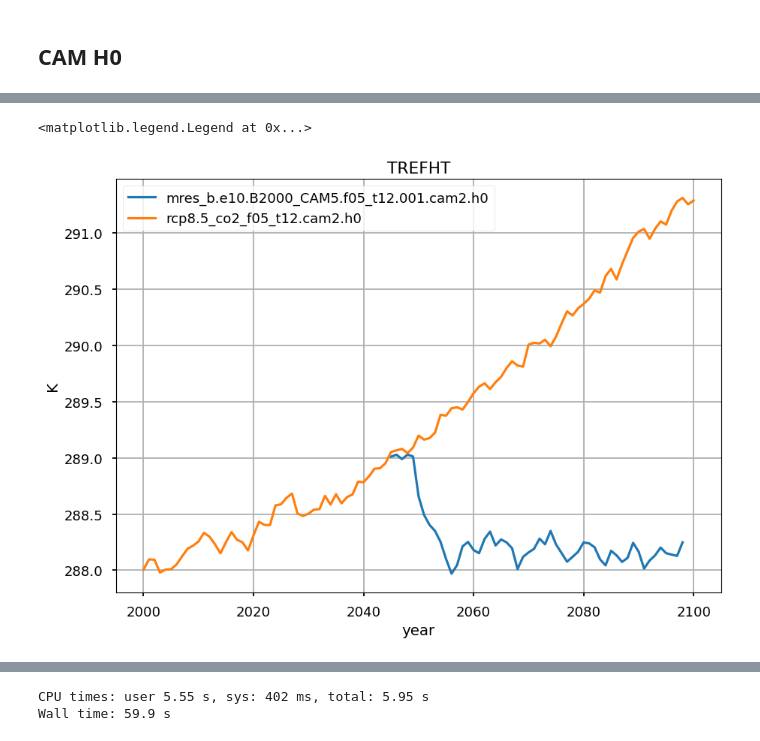
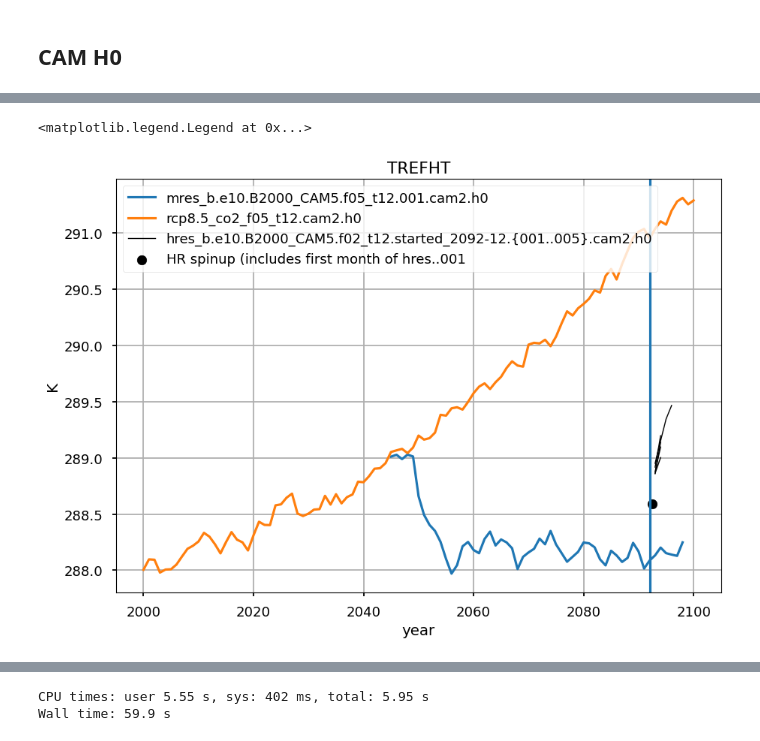
Before and after one commit to JdeJong96/sai-git, a Jupyter notebook: sai/jupyter/hres_check_14aug.ipynb, the cells around one changed output, grey strips where cells are left out. Cells and saved outputs as stored; diff of their text form; code cells hidden in the pictures.

```diff
--- a/sai/jupyter/hres_check_14aug.ipynb
+++ b/sai/jupyter/hres_check_14aug.ipynb
@@ -43,6 +43,9 @@ volg = gdir+'volcaero/volcaero_1999-2100_SSP585_CAMfeedback.nc'
 
 hrgdir = lambda i: f'/projects/0/nwo2021025/archive/hres_b.e10.B2000_CAM5.f02_t12.started_2092-12.00{i}/'
 camhrg = lambda i: hrgdir(i) + f'atm/hist/hres_b.e10.B2000_CAM5.f02_t12.started_2092-12.00{i}.cam2.h0.????-??.nc'
+
+hrsdir = '/projects/0/nwo2021025/archive/hres_b.e10.B2000_CAM5.f02_t12.spinup_from_mres_2092-01/'
+camhrs = hrsdir+'atm/hist/hres_b.e10.B2000_CAM5.f02_t12.spinup_from_mres_2092-01.cam2.h0.2092-??.nc'
 # %%
 # run this instead for local testing with a subset of the data
 camc = '/Users/jasperdejong/Documents/PhD/Geo/sai-git/sai/data/deg5/spinup_pd_maxcores_5deg.cam2.h0.????-??.nc'
@@ -153,3 +156,5 @@ Wall time: 3min 20s
+# %%
+cam['hrs'] = center_time(xr.open_mfdataset(camhrs, data_vars='minimal', coords='minimal', compat='override'))
 # %%
 ice = {
     'cnt': center_time(xr.open_mfdataset(icec)),
@@ -176,14 +221,14 @@ Y = {
     'cnt':(wmean(cam['cnt'][VAR], cam['cnt'].gw, ('lat','lon'), keep_attrs=True).
            groupby('time.year').mean(keep_attrs=True).compute()),
     'hr1':(wmean(cam['hr1'][VAR], cam['hr1'].gw, ('lat','lon'), keep_attrs=True).
-           groupby('time.year').mean(keep_attrs=True).compute()),
+           rolling(time=12, center=True).mean('time').isel(time=slice(6,-1,12)).compute()),
     'hr2':(wmean(cam['hr2'][VAR], cam['hr2'].gw, ('lat','lon'), keep_attrs=True).
-           groupby('time.year').mean(keep_attrs=True).compute()),
+           rolling(time=12, center=True).mean('time').isel(time=slice(6,-1,12)).compute()),
     'hr3':(wmean(cam['hr3'][VAR], cam['hr3'].gw, ('lat','lon'), keep_attrs=True).
-           groupby('time.year').mean(keep_attrs=True).compute()),
+           rolling(time=12, center=True).mean('time').isel(time=slice(6,-1,12)).compute()),
     'hr4':(wmean(cam['hr4'][VAR], cam['hr4'].gw, ('lat','lon'), keep_attrs=True).
-           groupby('time.year').mean(keep_attrs=True).compute()),
+           rolling(time=12, center=True).mean('time').isel(time=slice(6,-1,12)).compute()),
     'hr5':(wmean(cam['hr5'][VAR], cam['hr5'].gw, ('lat','lon'), keep_attrs=True).
-           groupby('time.year').mean(keep_attrs=True).compute()),
+           rolling(time=12, center=True).mean('time').isel(time=slice(6,-1,12)).compute()),
 }
 # %% [output]
@@ -192,15 +251,17 @@ Wall time: 39.6 s
 # %%
 # Plot time series
 plt.plot(Y['geo'].year, Y['geo'], label='.'.join(os.path.basename(camg).split('.')[:-2]))
 plt.plot(Y['cnt'].year, Y['cnt'], label='.'.join(os.path.basename(camc).split('.')[:-2]))
-sc = plt.scatter(Y['hr1'].year, Y['hr1'], c='k', label='.'.join(os.path.basename(camhrg(1)).split('.')[:-2]))
-plt.scatter(Y['hr2'].year, Y['hr2'])
-plt.scatter(Y['hr3'].year, Y['hr3'], label='')
-plt.scatter(Y['hr4'].year, Y['hr4'], label='')
-plt.scatter(Y['hr5'].year, Y['hr5'], label='')
+sc = plt.plot(Y['hr1'].time.dt.year, Y['hr1'], c='k', lw=1, label=('.'.join(os.path.basename(camhrg(1)).split('.')[:-2])).replace('001','{001..005}'))
+plt.plot(Y['hr2'].time.dt.year, Y['hr2'], c='k', lw=1)
+plt.plot(Y['hr3'].time.dt.year, Y['hr3'], c='k', lw=1)
+plt.plot(Y['hr4'].time.dt.year, Y['hr4'], c='k', lw=1)
+plt.plot(Y['hr5'].time.dt.year, Y['hr5'], c='k', lw=1)
+plt.scatter(2092.5, 288.59113117, c='k', label='HR spinup (includes first month of hres..001')
 plt.grid()
+plt.gca().axvline(2092)
 plt.title(VAR); plt.ylabel(Y['geo'].units); plt.xlabel('year')
 plt.legend()
 # %% [output]
 <matplotlib.legend.Legend at 0x...>
-[figure, old version]
+[figure, new version]
```
Also changed, not shown: parts of 9 cells of this notebook.
